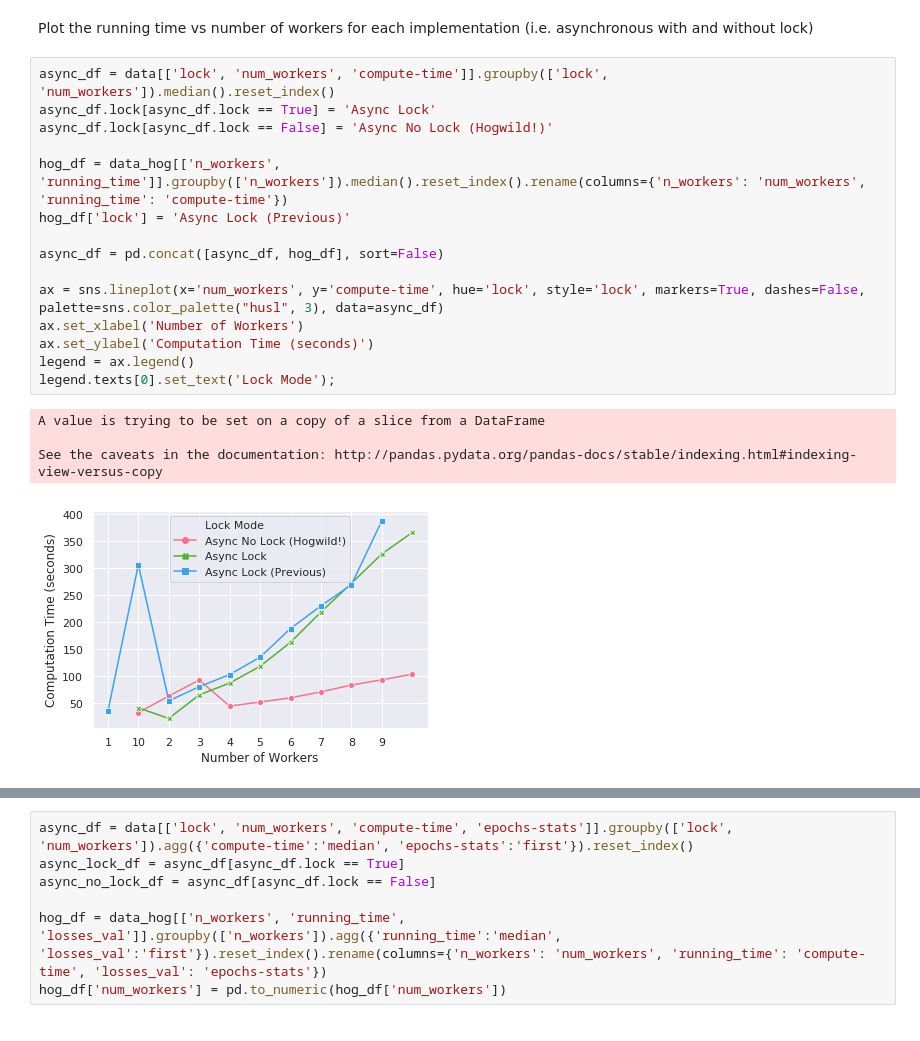
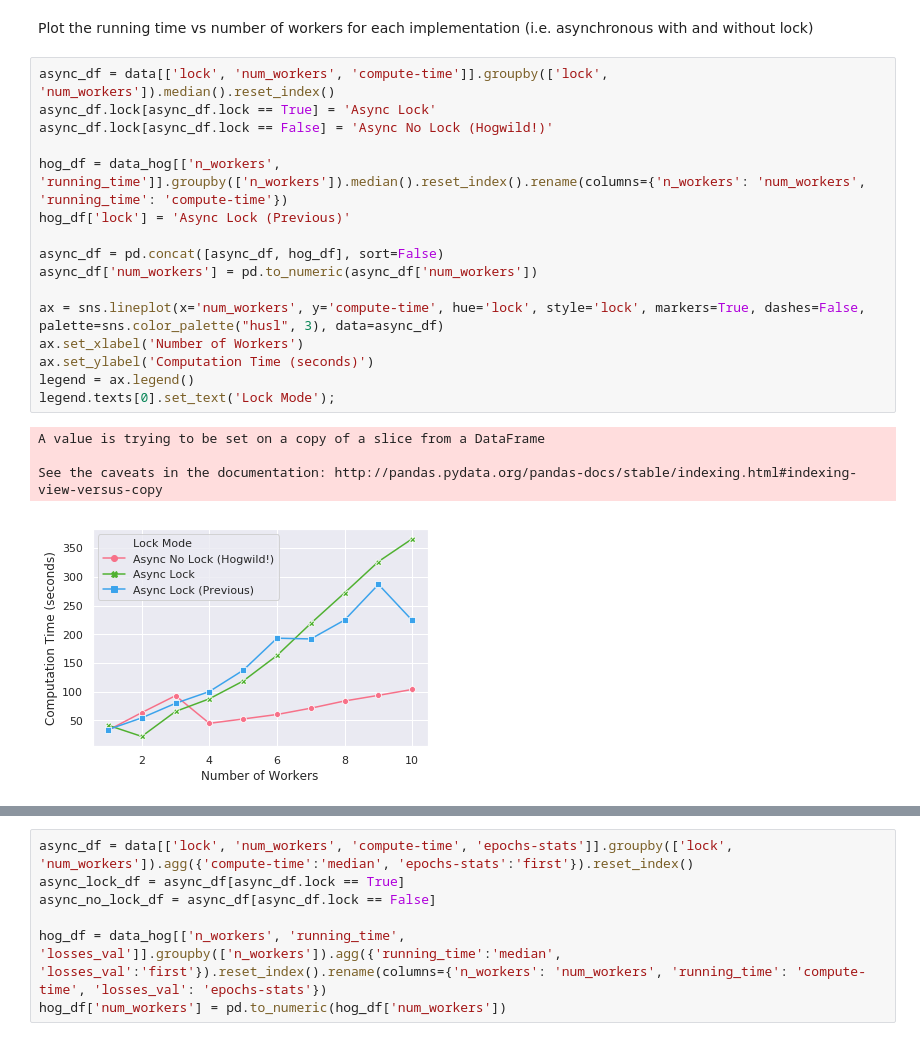
Before and after one commit to rusucosmin/hw, a Jupyter notebook: analysis/analysis-2.ipynb, the cells around one changed output, grey strips where cells are left out. Cells and saved outputs as stored; diff of their text form.

```diff
--- a/analysis/analysis-2.ipynb
+++ b/analysis/analysis-2.ipynb
@@ -43,23 +43,24 @@ Plot the running time vs number of workers for each implementation (i.e. asynchr
 # %%
 async_df = data[['lock', 'num_workers', 'compute-time']].groupby(['lock', 'num_workers']).median().reset_index()
 async_df.lock[async_df.lock == True] = 'Async Lock'
 async_df.lock[async_df.lock == False] = 'Async No Lock (Hogwild!)'
 
 hog_df = data_hog[['n_workers', 'running_time']].groupby(['n_workers']).median().reset_index().rename(columns={'n_workers': 'num_workers', 'running_time': 'compute-time'})
 hog_df['lock'] = 'Async Lock (Previous)'
 
 async_df = pd.concat([async_df, hog_df], sort=False)
+async_df['num_workers'] = pd.to_numeric(async_df['num_workers'])
 
 ax = sns.lineplot(x='num_workers', y='compute-time', hue='lock', style='lock', markers=True, dashes=False, palette=sns.color_palette("husl", 3), data=async_df)
 ax.set_xlabel('Number of Workers')
 ax.set_ylabel('Computation Time (seconds)')
 legend = ax.legend()
 legend.texts[0].set_text('Lock Mode');
 # %% [output]
 A value is trying to be set on a copy of a slice from a DataFrame
 
 See the caveats in the documentation: http://pandas.pydata.org/pandas-docs/stable/indexing.html#indexing-view-versus-copy
-[figure, old version]
+[figure, new version]
 # %%
 async_df = data[['lock', 'num_workers', 'test_accuracy']].groupby(['lock', 'num_workers']).median().reset_index()
 async_df.lock[async_df.lock == True] = 'Async Lock'
```
Also changed, not shown: parts of 2 cells of this notebook.
